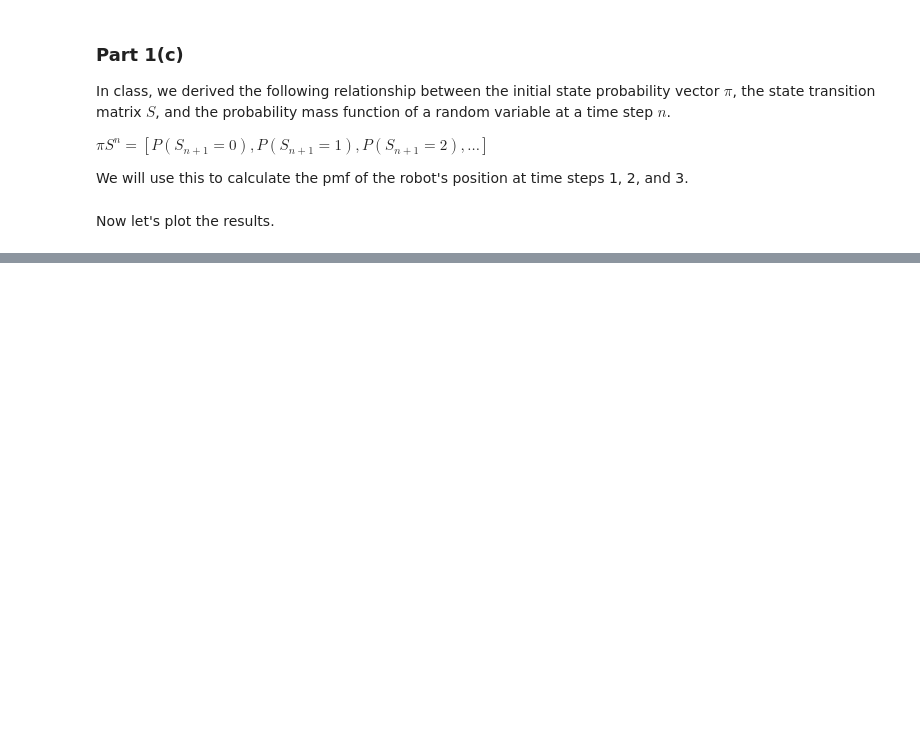
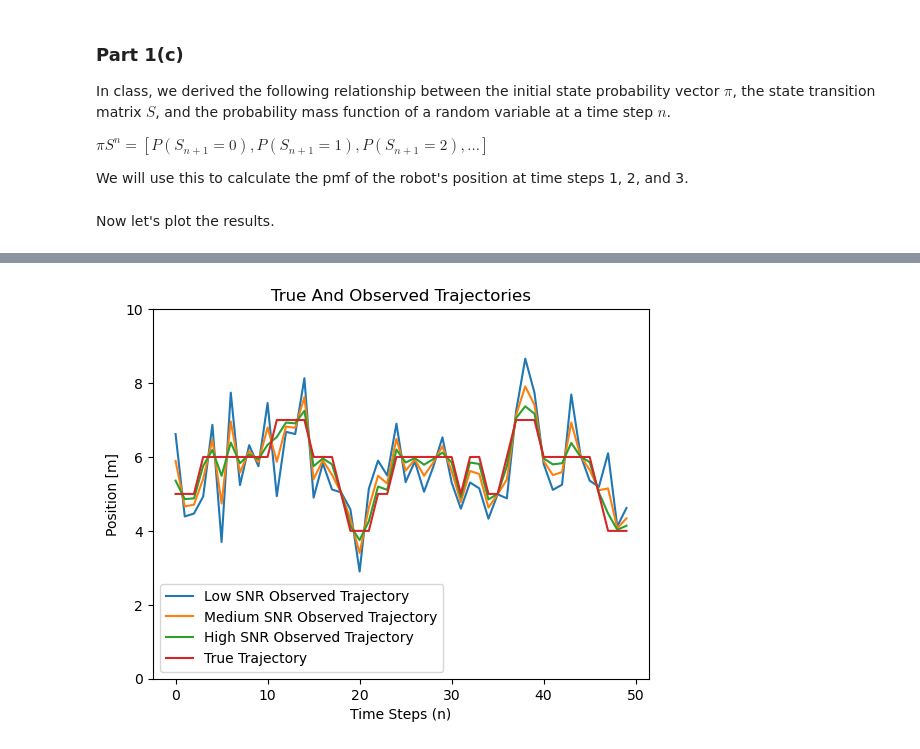
Before and after one commit to rafael-burger/E207-HW6, a Jupyter notebook: HW6.ipynb, the cells around one changed output, grey strips where cells are left out. Saved outputs shown, nothing was run; the diff lists cells and outputs as text; code cells hidden in the pictures; blank space fills up the shorter version.

```diff
--- a/HW6.ipynb
+++ b/HW6.ipynb
@@ -143,0 +181,28 @@ plotPositionPMF(pmf3, "Time Step 3 Position PMF")
+# %%
+def getObservations(x_true, var, num_obs):
+    # generate  gaussian noise samples
+    # set random_state to get the "same" sample pulled from each of the test distributions
+    n = multivariate_normal.rvs(mean = None, cov = var, size = num_obs, random_state = 1)
+    x_tilde_continuous = x_true + n
+    x_tilde = np.round(x_tilde_continuous, decimals = 2) # round this so we can easily convert from prob density to true probability later
+    return x_tilde
+# %%
+
+cov = [1, 0.3, 0.05]
+x_tilde = np.zeros((3, NUM_STEPS))
+x = simData[0,:]
+
+for i in range(3):
+    x_tilde[i,:] = getObservations(x, cov[i], NUM_STEPS)
+
+    plt.plot(x_tilde[i,:]) # plot observed trajectory
+
+plt.plot(x) # plot true trajectory
+plt.title("True And Observed Trajectories")
+plt.legend(("Low SNR Observed Trajectory","Medium SNR Observed Trajectory","High SNR Observed Trajectory","True Trajectory"))
+plt.ylim((0,10))
+plt.xlabel("Time Steps (n)")
+plt.ylabel("Position [m]")
+plt.show()
+# %% [output]
+[figure, added]
```
Also changed, not shown: parts of 18 cells of this notebook.
